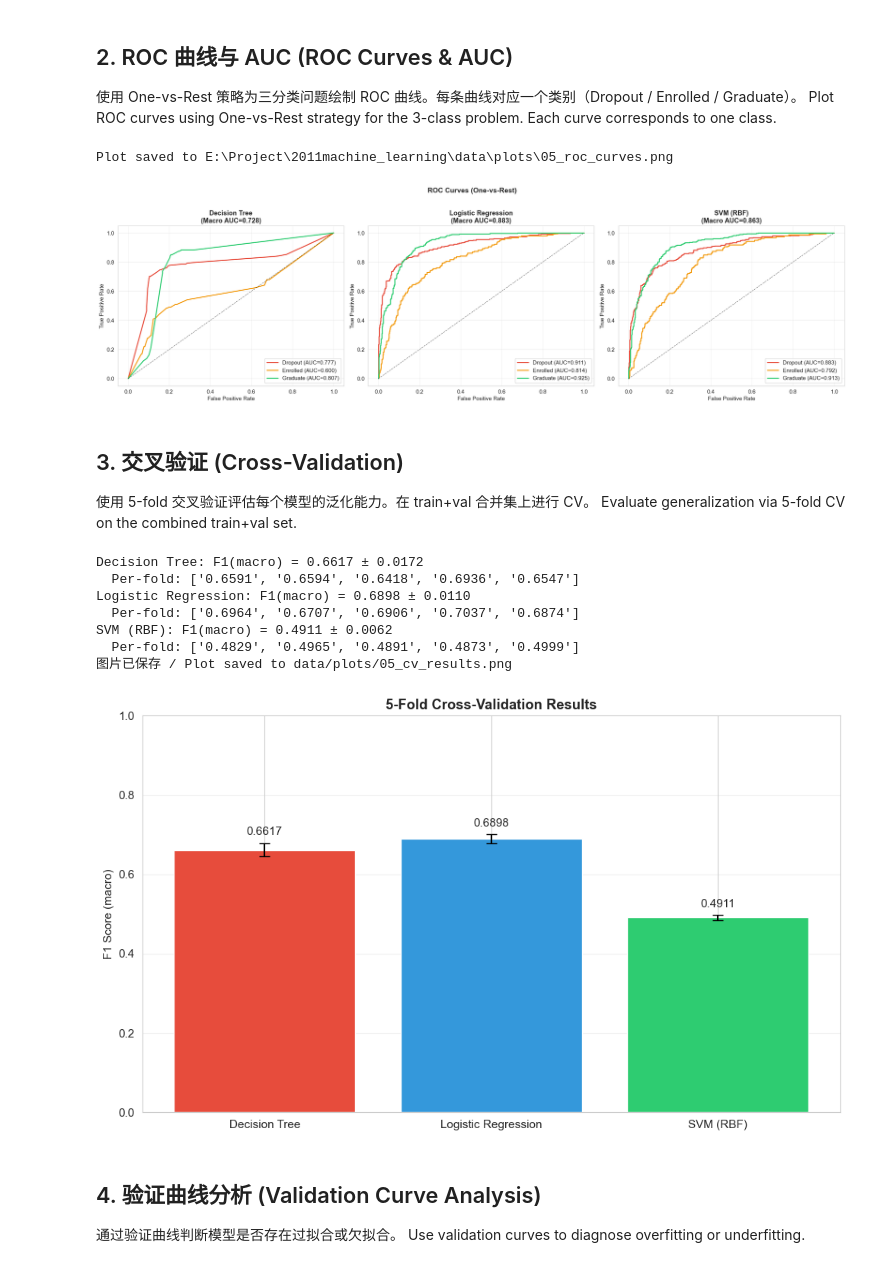
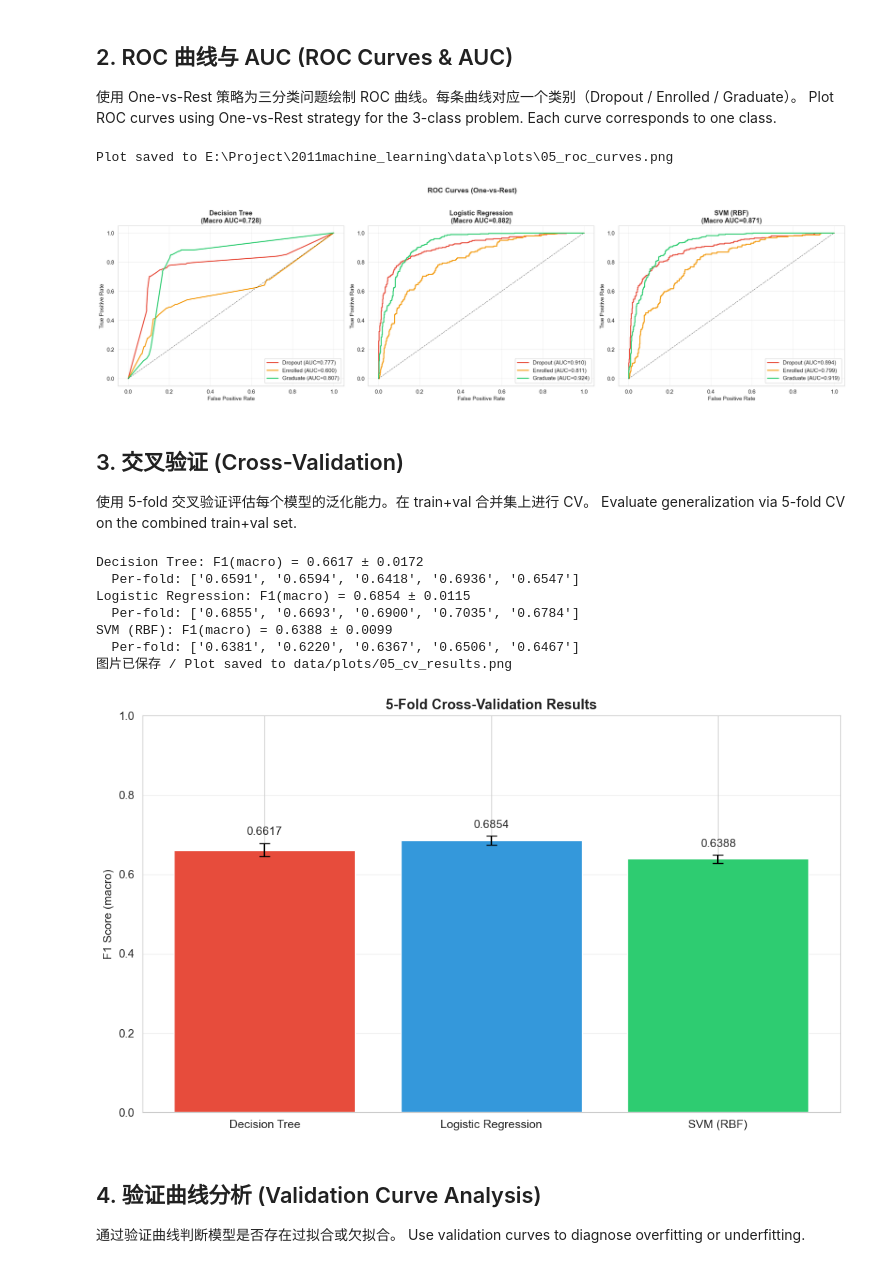
Before and after one commit to pheonix2006/dsaa2011_machine_learning, a Jupyter notebook: notebooks/05_model_evaluation.ipynb, the cells around one changed output. Cells and saved outputs as stored; diff of their text form; code cells hidden in the pictures.

```diff
--- a/notebooks/05_model_evaluation.ipynb
+++ b/notebooks/05_model_evaluation.ipynb
@@ -70,8 +70,8 @@ Retrain with model configs from NB04, then calculate full precision / recall / F
 # 重新训练三种模型 / Retrain three models
 models = {
     "Decision Tree": train_model(X_train.values, y_train.values, "dt", max_depth=10),
-    "Logistic Regression": train_model(X_train.values, y_train.values, "lr", max_iter=1000),
-    "SVM (RBF)": train_model(X_train.values, y_train.values, "svm", kernel="rbf", C=1.0),
+    "Logistic Regression": train_model(X_train.values, y_train.values, "lr", max_iter=5000),
+    "SVM (RBF)": train_model(X_train.values, y_train.values, "svm", kernel="rbf", C=10.0),
 }
 
 # 计算每个模型在测试集上的详细指标 / Calculate detailed metrics per model on test set
@@ -128,7 +128,7 @@ fig = plot_roc_curves(
 plt.show()
 # %% [output]
 Plot saved to E:\Project\2011machine_learning\data\plots\05_roc_curves.png
-[figure, old version]
+[figure, new version]
 # %% [markdown]
 ## 3. 交叉验证 (Cross-Validation)
 
@@ -139,41 +139,41 @@ Evaluate generalization via 5-fold CV on the combined train+val set.
 cv_results = {}
 for name in ["Decision Tree", "Logistic Regression", "SVM (RBF)"]:
     model_type = {"Decision Tree": "dt", "Logistic Regression": "lr", "SVM (RBF)": "svm"}[name]
-    kwargs = {"max_depth": 10} if model_type == "dt" else {"max_iter": 1000} if model_type == "lr" else {"kernel": "rbf"}
+    kwargs = {"max_depth": 10} if model_type == "dt" else {"max_iter": 5000} if model_type == "lr" else {"kernel": "rbf", "C": 10.0}
     fresh_model = get_model(model_type, **kwargs)
     cv_res = cross_validate_model(fresh_model, X_trainval.values, y_trainval.values, cv=5)
     cv_results[name] = cv_res
     print(f"{name}: F1(macro) = {cv_res['mean']:.4f} \u00b1 {cv_res['std']:.4f}")
     print(f"  Per-fold: {[f'{s:.4f}' for s in cv_res['scores']]}")
 
 # 可视化 CV 结果 / Visualize CV results
 fig, ax = plt.subplots(figsize=(10, 6))
 models_list = list(cv_results.keys())
 means = [cv_results[m]["mean"] for m in models_list]
 stds = [cv_results[m]["std"] for m in models_list]
 colors = ["#e74c3c", "#3498db", "#2ecc71"]
 
 bars = ax.bar(models_list, means, yerr=stds, color=colors, edgecolor="white", capsize=5)
 ax.set_ylabel("F1 Score (macro)")
 ax.set_title("5-Fold Cross-Validation Results", fontweight="bold")
 ax.set_ylim(0, 1)
 for bar, m, s in zip(bars, means, stds):
     ax.text(bar.get_x() + bar.get_width() / 2, bar.get_height() + s + 0.02,
             f"{m:.4f}", ha="center", fontsize=11)
 ax.grid(True, alpha=0.3, axis="y")
 plt.tight_layout()
 plt.savefig(os.path.join(PLOT_DIR, "05_cv_results.png"), dpi=150, bbox_inches="tight")
 print(f"\u56fe\u7247\u5df2\u4fdd\u5b58 / Plot saved to data/plots/05_cv_results.png")
 plt.show()
 # %% [output]
 Decision Tree: F1(macro) = 0.6617 ± 0.0172
   Per-fold: ['0.6591', '0.6594', '0.6418', '0.6936', '0.6547']
-Logistic Regression: F1(macro) = 0.6898 ± 0.0110
-  Per-fold: ['0.6964', '0.6707', '0.6906', '0.7037', '0.6874']
-SVM (RBF): F1(macro) = 0.4911 ± 0.0062
-  Per-fold: ['0.4829', '0.4965', '0.4891', '0.4873', '0.4999']
+Logistic Regression: F1(macro) = 0.6854 ± 0.0115
+  Per-fold: ['0.6855', '0.6693', '0.6900', '0.7035', '0.6784']
+SVM (RBF): F1(macro) = 0.6388 ± 0.0099
+  Per-fold: ['0.6381', '0.6220', '0.6367', '0.6506', '0.6467']
 图片已保存 / Plot saved to data/plots/05_cv_results.png
-[figure, old version]
+[figure, new version]
 # %% [markdown]
 ## 4. 验证曲线分析 (Validation Curve Analysis)
 
```
Also changed, not shown: parts of 3 cells of this notebook, 5 other files.
